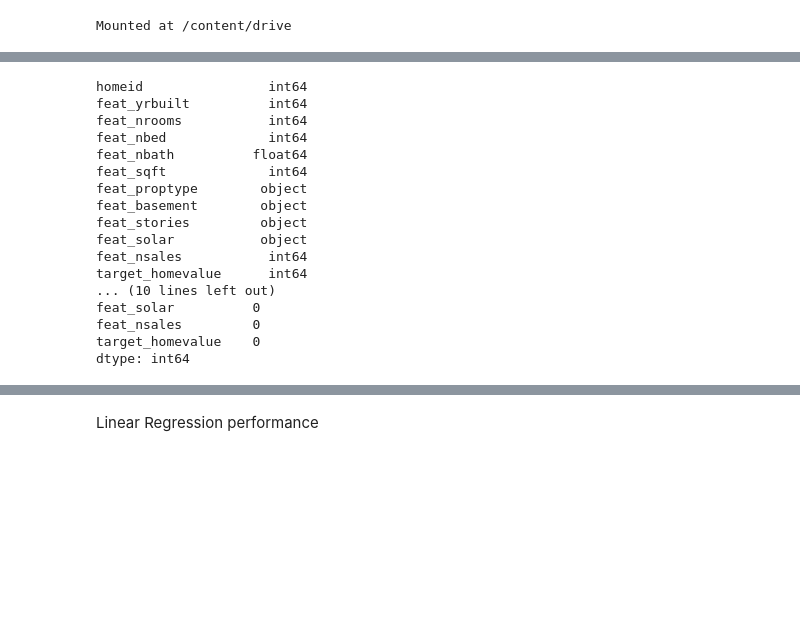
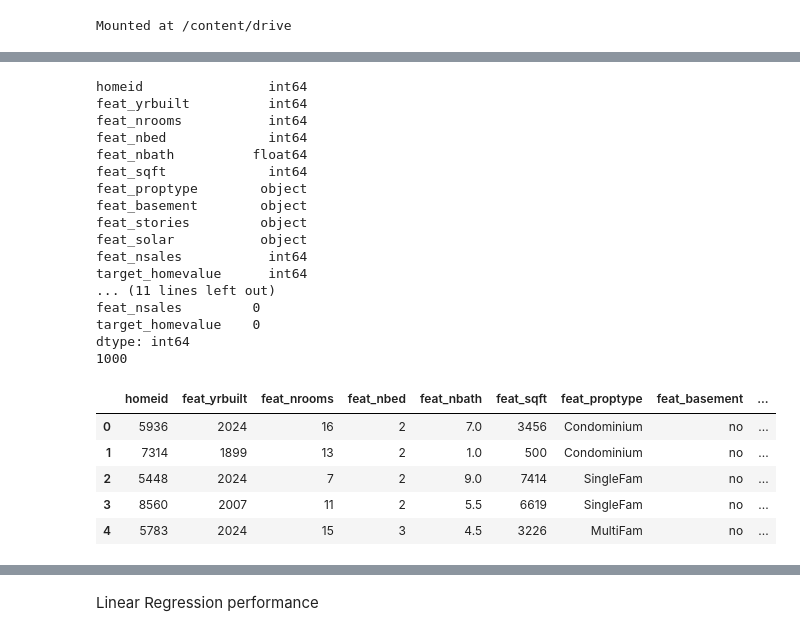
Before and after one commit to SmallChungus1/multiModalRegressionHousingPrice, a Jupyter notebook: Info558FL24KaggleHanson.ipynb, the cells around one changed output, grey strips where cells are left out. Drawn from its saved outputs; the diff is of its cells as text; code cells hidden in the pictures; blank space fills up the shorter version.

Commit message:
finished CLIP implementation

```diff
--- a/Info558FL24KaggleHanson.ipynb
+++ b/Info558FL24KaggleHanson.ipynb
@@ -44,0 +54,4 @@ Mounted at /content/drive
+# %%
+#stores images and ids
+image_list = []
+image_homeids = []
@@ -44,0 +101,11 @@ Mounted at /content/drive
+# %%
+count = 0
+for anImg in os.listdir('/content/drive/MyDrive/!mlData/info558Kaggle/SimPictures'):
+  imgHomeId = anImg[5:10]
+  #remove trailing 0s
+  imgHomeId = imgHomeId.lstrip('0')
+  if imgHomeId not in image_homeids:
+    image_list.append(Image.open(f'/content/drive/MyDrive/!mlData/info558Kaggle/SimPictures/{anImg}').convert("RGB"))
+    image_homeids.append(imgHomeId)
+    count += 1
+print(count)
@@ -44,0 +114,17 @@ Mounted at /content/drive
+# %%
+#run clip model on text-image inputs to get text-image embeddings
+inputs = processor(text=categories, images=image_list, return_tensors="pt", padding=True)
+inputs = {key: value.to(device) for key, value in inputs.items()}
+with torch.no_grad():
+    outputs = clipModel(**inputs)
+#get logies
+logits_per_image = outputs.logits_per_image
+#see category mapping
+predicted_indices = torch.argmax(logits_per_image, dim=1)
+predicted_categories = [categories[idx] for idx in predicted_indices]
+# %%
+clip_results_df = pd.DataFrame({
+    "homeid": [int(homeid) for homeid in image_homeids],
+    "predicted_category": predicted_categories
+})
+clip_results_df.head()
@@ -45,8 +138,10 @@ Mounted at /content/drive
 # %%
+#load in original data first
 data = pd.read_csv('/content/drive/MyDrive/!mlData/info558Kaggle/df-train_1000x12.csv')
 test_data = pd.read_csv('/content/drive/MyDrive/!mlData/info558Kaggle/df-test_200x11.csv')
 print(data.dtypes)
 print(data.isnull().sum())
+print(len(data))
 # %% [output]
 homeid                int64
 feat_yrbuilt          int64
@@ -60,8 +155,18 @@ feat_stories         object
 feat_solar           object
 feat_nsales           int64
 target_homevalue      int64
-... (10 lines left out)
-feat_solar          0
+... (11 lines left out)
 feat_nsales         0
 target_homevalue    0
 dtype: int64
+1000
+# %%
+data = data.merge(clip_results_df, on="homeid", how="left")
+data.head()
+# %% [output]
+|  | homeid | feat_yrbuilt | feat_nrooms | feat_nbed | feat_nbath | feat_sqft | feat_proptype | feat_basement | ... |
+| 0 | 5936 | 2024 | 16 | 2 | 7.0 | 3456 | Condominium | no | ... |
+| 1 | 7314 | 1899 | 13 | 2 | 1.0 | 500 | Condominium | no | ... |
+| 2 | 5448 | 2024 | 7 | 2 | 9.0 | 7414 | SingleFam | no | ... |
+| 3 | 8560 | 2007 | 11 | 2 | 5.5 | 6619 | SingleFam | no | ... |
+| 4 | 5783 | 2024 | 15 | 3 | 4.5 | 3226 | MultiFam | no | ... |
```
Also changed, not shown: parts of 14 cells of this notebook.
